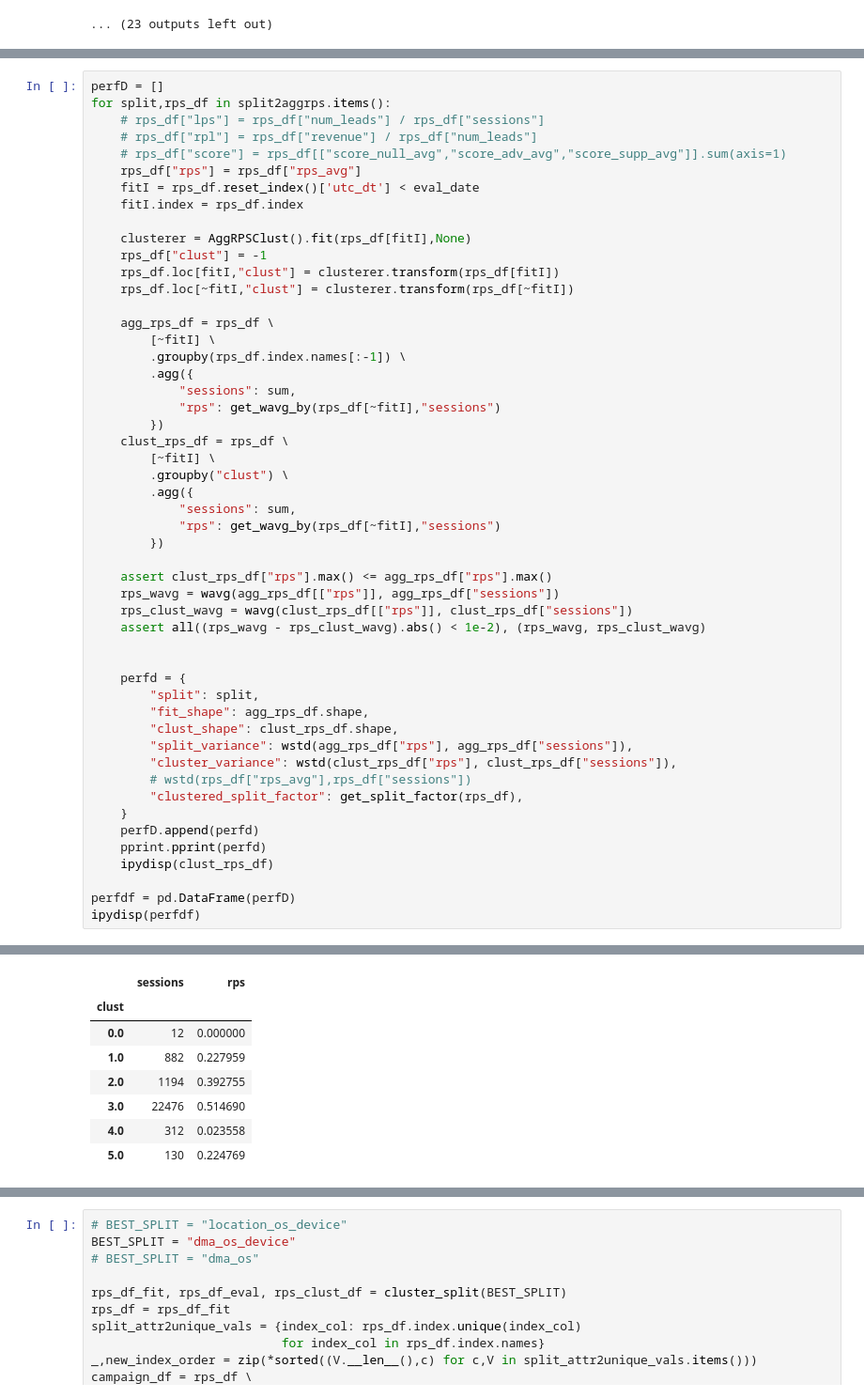
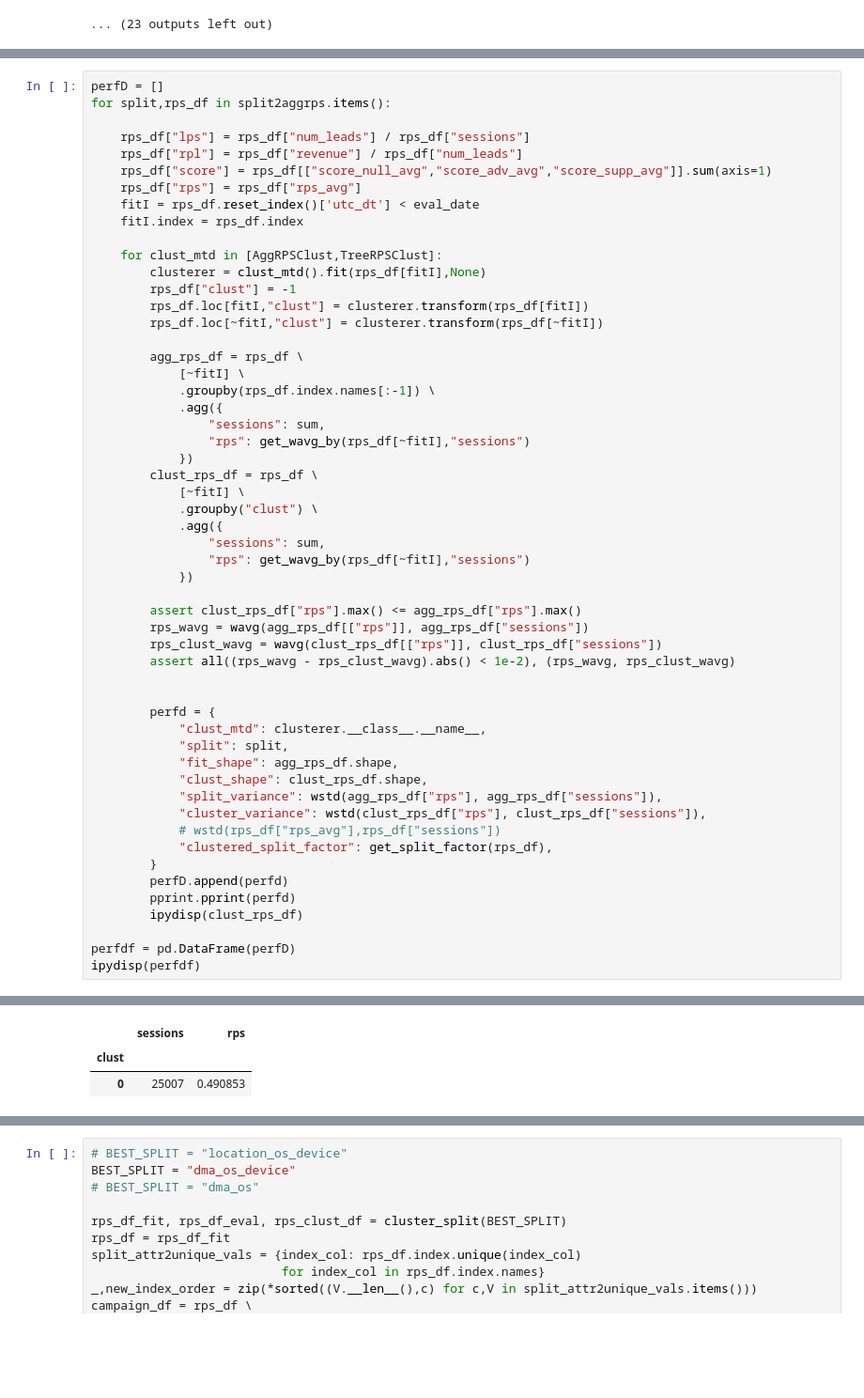
Before and after one commit to pkrishnamurthy1007/adtech, a Jupyter notebook: notebooks/aduriseti_shared/account_structure.ipynb, the cells around one changed output, grey strips where cells are left out. Shown: that part at 94% size. Saved outputs shown, nothing was run; the diff lists cells and outputs as text; blank space fills up the shorter version.

Commit message:
added tree based rps cluster mtd

```diff
--- a/notebooks/aduriseti_shared/account_structure.ipynb
+++ b/notebooks/aduriseti_shared/account_structure.ipynb
@@ -301,51 +438,54 @@ def get_split_factor(rps_df):
 # %%
 perfD = []
 for split,rps_df in split2aggrps.items():
-    # rps_df["lps"] = rps_df["num_leads"] / rps_df["sessions"]
-    # rps_df["rpl"] = rps_df["revenue"] / rps_df["num_leads"]
-    # rps_df["score"] = rps_df[["score_null_avg","score_adv_avg","score_supp_avg"]].sum(axis=1)
+
+    rps_df["lps"] = rps_df["num_leads"] / rps_df["sessions"]
+    rps_df["rpl"] = rps_df["revenue"] / rps_df["num_leads"]
+    rps_df["score"] = rps_df[["score_null_avg","score_adv_avg","score_supp_avg"]].sum(axis=1)
     rps_df["rps"] = rps_df["rps_avg"]
     fitI = rps_df.reset_index()['utc_dt'] < eval_date
     fitI.index = rps_df.index
 
-    clusterer = AggRPSClust().fit(rps_df[fitI],None)
-    rps_df["clust"] = -1
-    rps_df.loc[fitI,"clust"] = clusterer.transform(rps_df[fitI])
-    rps_df.loc[~fitI,"clust"] = clusterer.transform(rps_df[~fitI])
+    for clust_mtd in [AggRPSClust,TreeRPSClust]:
+        clusterer = clust_mtd().fit(rps_df[fitI],None)
+        rps_df["clust"] = -1
+        rps_df.loc[fitI,"clust"] = clusterer.transform(rps_df[fitI])
+        rps_df.loc[~fitI,"clust"] = clusterer.transform(rps_df[~fitI])
 
-    agg_rps_df = rps_df \
-        [~fitI] \
-        .groupby(rps_df.index.names[:-1]) \
-        .agg({
-            "sessions": sum,
-            "rps": get_wavg_by(rps_df[~fitI],"sessions")
-        })
-    clust_rps_df = rps_df \
-        [~fitI] \
-        .groupby("clust") \
-        .agg({
-            "sessions": sum,
-            "rps": get_wavg_by(rps_df[~fitI],"sessions")
-        })
+        agg_rps_df = rps_df \
+            [~fitI] \
+            .groupby(rps_df.index.names[:-1]) \
+            .agg({
+                "sessions": sum,
+                "rps": get_wavg_by(rps_df[~fitI],"sessions")
+            })
+        clust_rps_df = rps_df \
+            [~fitI] \
+            .groupby("clust") \
+            .agg({
+                "sessions": sum,
+                "rps": get_wavg_by(rps_df[~fitI],"sessions")
+            })
 
-    assert clust_rps_df["rps"].max() <= agg_rps_df["rps"].max()
-    rps_wavg = wavg(agg_rps_df[["rps"]], agg_rps_df["sessions"])
-    rps_clust_wavg = wavg(clust_rps_df[["rps"]], clust_rps_df["sessions"])
-    assert all((rps_wavg - rps_clust_wavg).abs() < 1e-2), (rps_wavg, rps_clust_wavg)
+        assert clust_rps_df["rps"].max() <= agg_rps_df["rps"].max()
+        rps_wavg = wavg(agg_rps_df[["rps"]], agg_rps_df["sessions"])
+        rps_clust_wavg = wavg(clust_rps_df[["rps"]], clust_rps_df["sessions"])
+        assert all((rps_wavg - rps_clust_wavg).abs() < 1e-2), (rps_wavg, rps_clust_wavg)
 
 
-    perfd = {
-        "split": split,
-        "fit_shape": agg_rps_df.shape,
-        "clust_shape": clust_rps_df.shape,
-        "split_variance": wstd(agg_rps_df["rps"], agg_rps_df["sessions"]),
-        "cluster_variance": wstd(clust_rps_df["rps"], clust_rps_df["sessions"]),
-        # wstd(rps_df["rps_avg"],rps_df["sessions"])
-        "clustered_split_factor": get_split_factor(rps_df),
-    }
-    perfD.append(perfd)
-    pprint.pprint(perfd)
-    ipydisp(clust_rps_df)
+        perfd = {
+            "clust_mtd": clusterer.__class__.__name__,
+            "split": split,
+            "fit_shape": agg_rps_df.shape,
+            "clust_shape": clust_rps_df.shape,
+            "split_variance": wstd(agg_rps_df["rps"], agg_rps_df["sessions"]),
+            "cluster_variance": wstd(clust_rps_df["rps"], clust_rps_df["sessions"]),
+            # wstd(rps_df["rps_avg"],rps_df["sessions"])
+            "clustered_split_factor": get_split_factor(rps_df),
+        }
+        perfD.append(perfd)
+        pprint.pprint(perfd)
+        ipydisp(clust_rps_df)
 
 perfdf = pd.DataFrame(perfD)
 ipydisp(perfdf)
@@ -369,8 +523,3 @@ ipydisp(perfdf)
 |  | sessions | rps |
 | clust |  |  |
-| 0.0 | 12 | 0.000000 |
-| 1.0 | 882 | 0.227959 |
-| 2.0 | 1194 | 0.392755 |
-| 3.0 | 22476 | 0.514690 |
-| 4.0 | 312 | 0.023558 |
-| 5.0 | 130 | 0.224769 |
+| 0 | 25007 | 0.490853 |
```
Also changed, not shown: parts of 9 cells of this notebook.
